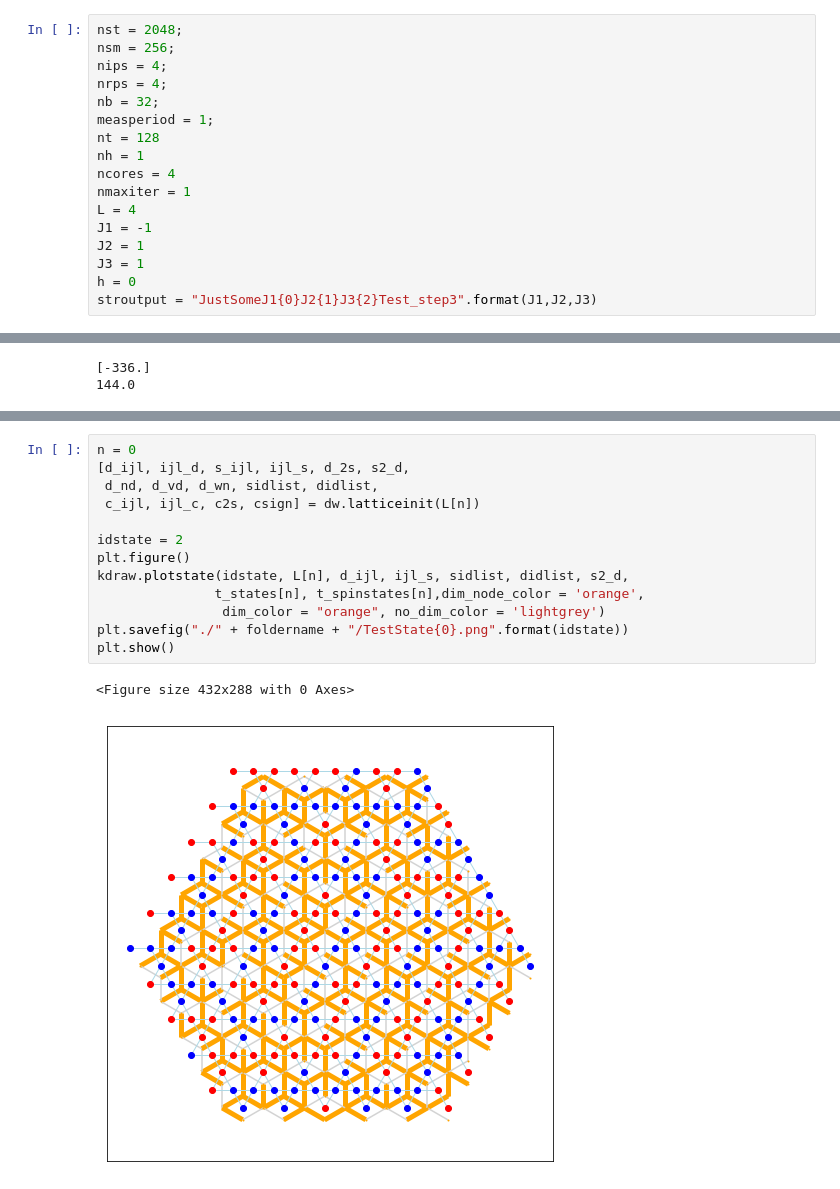
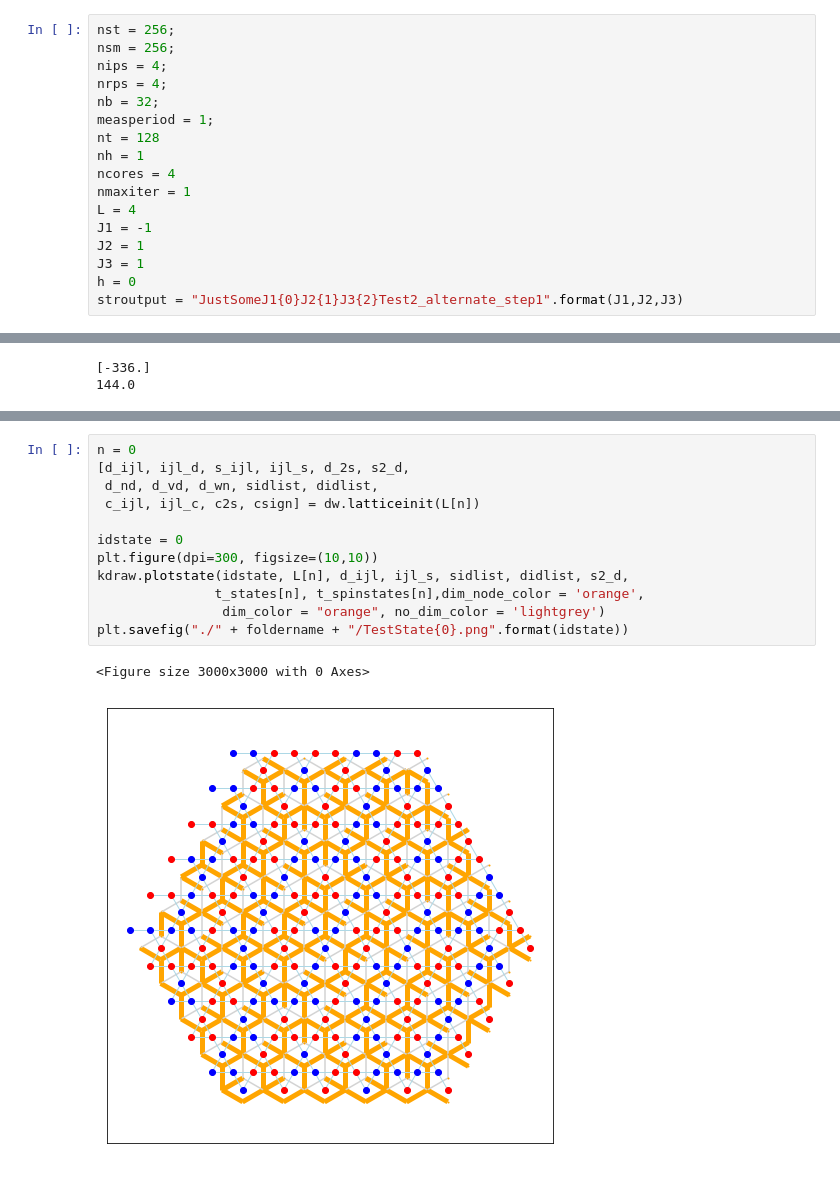
Before and after one commit to jeannecolbois/myopic-dual-worm, a Jupyter notebook: dualworm-kagome/ProfilingAndTesting/ProfilerTest.ipynb, the cells around one changed output, grey strips where cells are left out. Drawn from its saved outputs; the diff is of its cells as text.

```diff
--- a/dualworm-kagome/ProfilingAndTesting/ProfilerTest.ipynb
+++ b/dualworm-kagome/ProfilingAndTesting/ProfilerTest.ipynb
@@ -23,7 +23,7 @@ import matplotlib.pyplot as plt
 
 import yep
 # %%
-nst = 2048;
+nst = 256;
 nsm = 256;
 nips = 4;
 nrps = 4;
@@ -38,7 +38,7 @@ J1 = -1
 J2 = 1
 J3 = 1
 h = 0
-stroutput = "JustSomeJ1{0}J2{1}J3{2}Test_step3".format(J1,J2,J3)
+stroutput = "JustSomeJ1{0}J2{1}J3{2}Test2_alternate_step1".format(J1,J2,J3)
 # %%
 def genArgs():
     parser = argparse.ArgumentParser()
@@ -360,16 +276,15 @@ plt.show()
 # %%
 n = 0
 [d_ijl, ijl_d, s_ijl, ijl_s, d_2s, s2_d,
  d_nd, d_vd, d_wn, sidlist, didlist,
  c_ijl, ijl_c, c2s, csign] = dw.latticeinit(L[n])
 
-idstate = 2
-plt.figure()
+idstate = 0
+plt.figure(dpi=300, figsize=(10,10))
 kdraw.plotstate(idstate, L[n], d_ijl, ijl_s, sidlist, didlist, s2_d,
                t_states[n], t_spinstates[n],dim_node_color = 'orange',
                 dim_color = "orange", no_dim_color = 'lightgrey')
 plt.savefig("./" + foldername + "/TestState{0}.png".format(idstate))
-plt.show()
 # %% [output]
-<Figure size 432x288 with 0 Axes>
+<Figure size 3000x3000 with 0 Axes>
-[figure, old version]
+[figure, new version]
```
Also changed, not shown: parts of 11 cells of this notebook, 6 other files.
